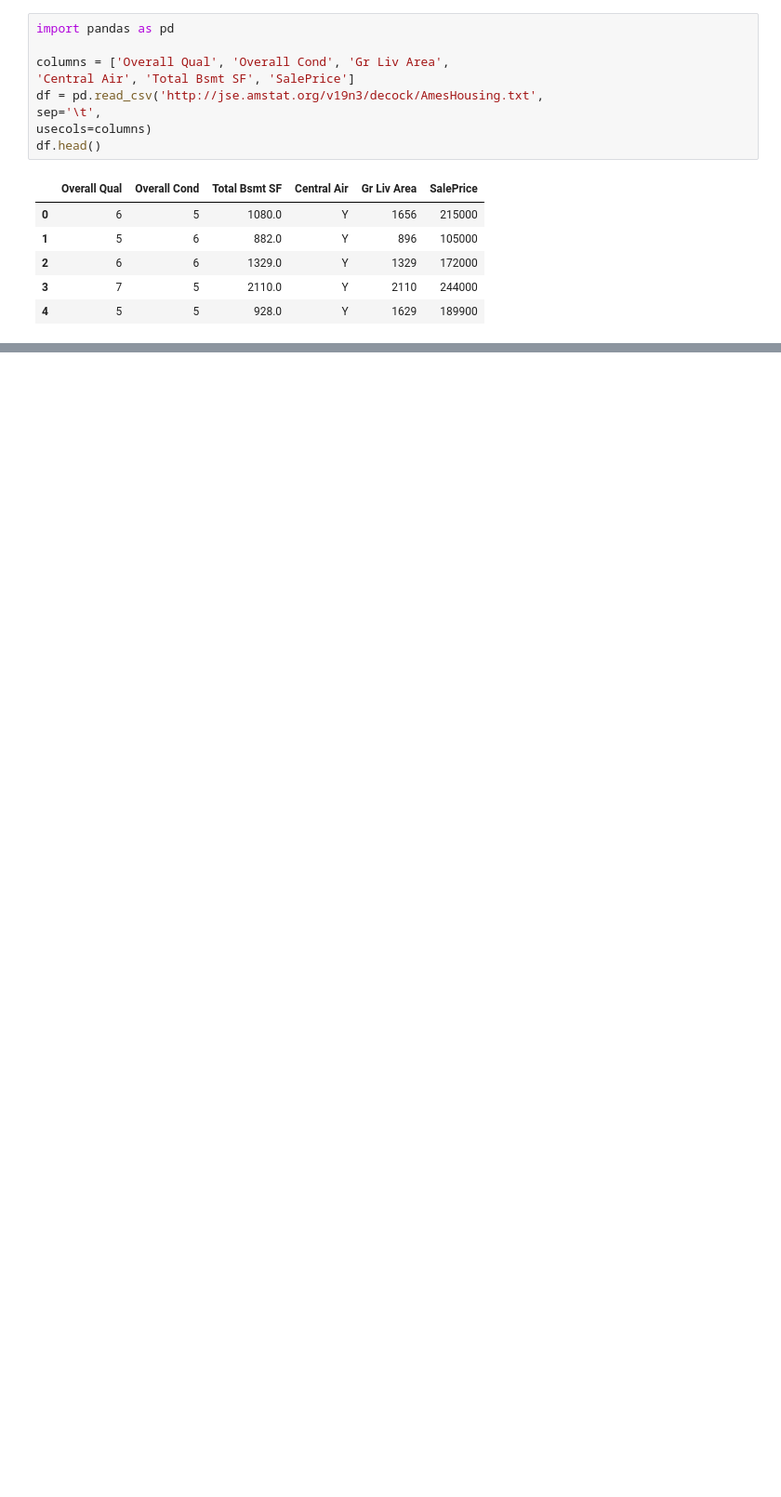
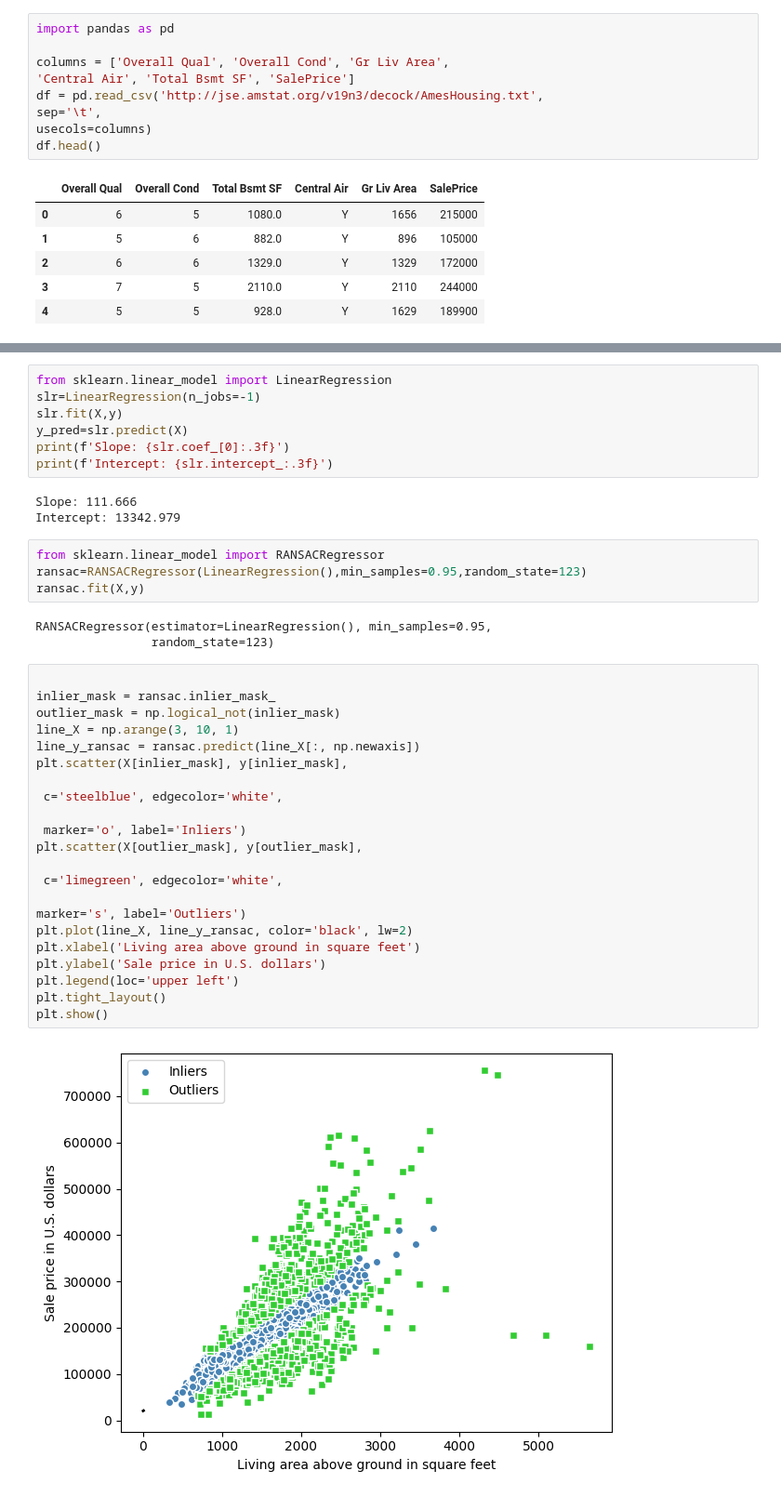
Before and after one commit to Mmadan128/ml_revision, a Jupyter notebook: ch9.ipynb, the cells around one changed output, grey strips where cells are left out. Shown: that part at 93% size. Drawn from its saved outputs; the diff is of its cells as text; blank space fills up the shorter version.

```diff
--- a/ch9.ipynb
+++ b/ch9.ipynb
@@ -18,0 +118,41 @@ df.shape
+# %%
+from sklearn.linear_model import LinearRegression
+slr=LinearRegression(n_jobs=-1)
+slr.fit(X,y)
+y_pred=slr.predict(X)
+print(f'Slope: {slr.coef_[0]:.3f}')
+print(f'Intercept: {slr.intercept_:.3f}')
+# %% [output]
+Slope: 111.666
+Intercept: 13342.979
+# %%
+from sklearn.linear_model import RANSACRegressor
+ransac=RANSACRegressor(LinearRegression(),min_samples=0.95,random_state=123)
+ransac.fit(X,y)
+# %% [output]
+RANSACRegressor(estimator=LinearRegression(), min_samples=0.95,
+                random_state=123)
+# %%
+
+inlier_mask = ransac.inlier_mask_
+outlier_mask = np.logical_not(inlier_mask)
+line_X = np.arange(3, 10, 1)
+line_y_ransac = ransac.predict(line_X[:, np.newaxis])
+plt.scatter(X[inlier_mask], y[inlier_mask],
+
+ c='steelblue', edgecolor='white',
+
+ marker='o', label='Inliers')
+plt.scatter(X[outlier_mask], y[outlier_mask],
+
+ c='limegreen', edgecolor='white',
+
+marker='s', label='Outliers')
+plt.plot(line_X, line_y_ransac, color='black', lw=2)
+plt.xlabel('Living area above ground in square feet')
+plt.ylabel('Sale price in U.S. dollars')
+plt.legend(loc='upper left')
+plt.tight_layout()
+plt.show()
+# %% [output]
+[figure, added]
```
Also changed, not shown: parts of 21 cells of this notebook, 1 other file.
